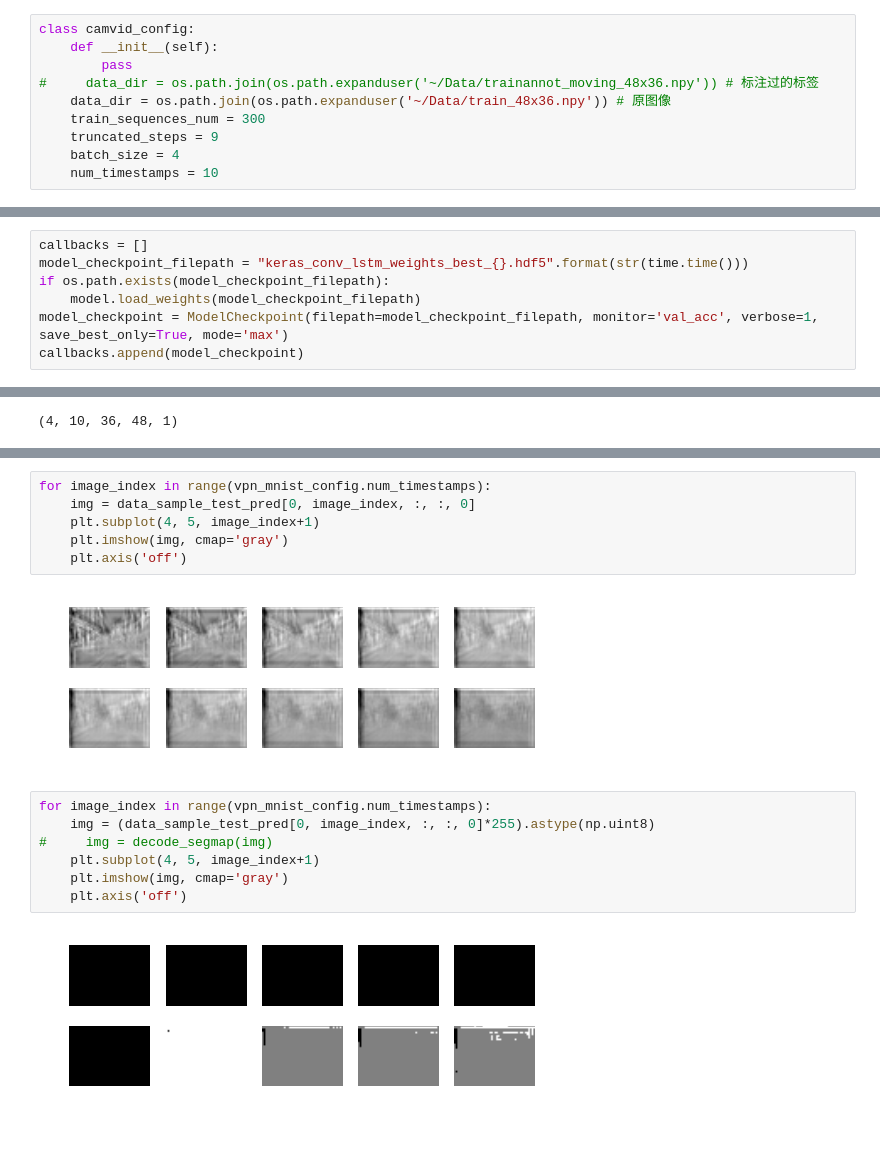
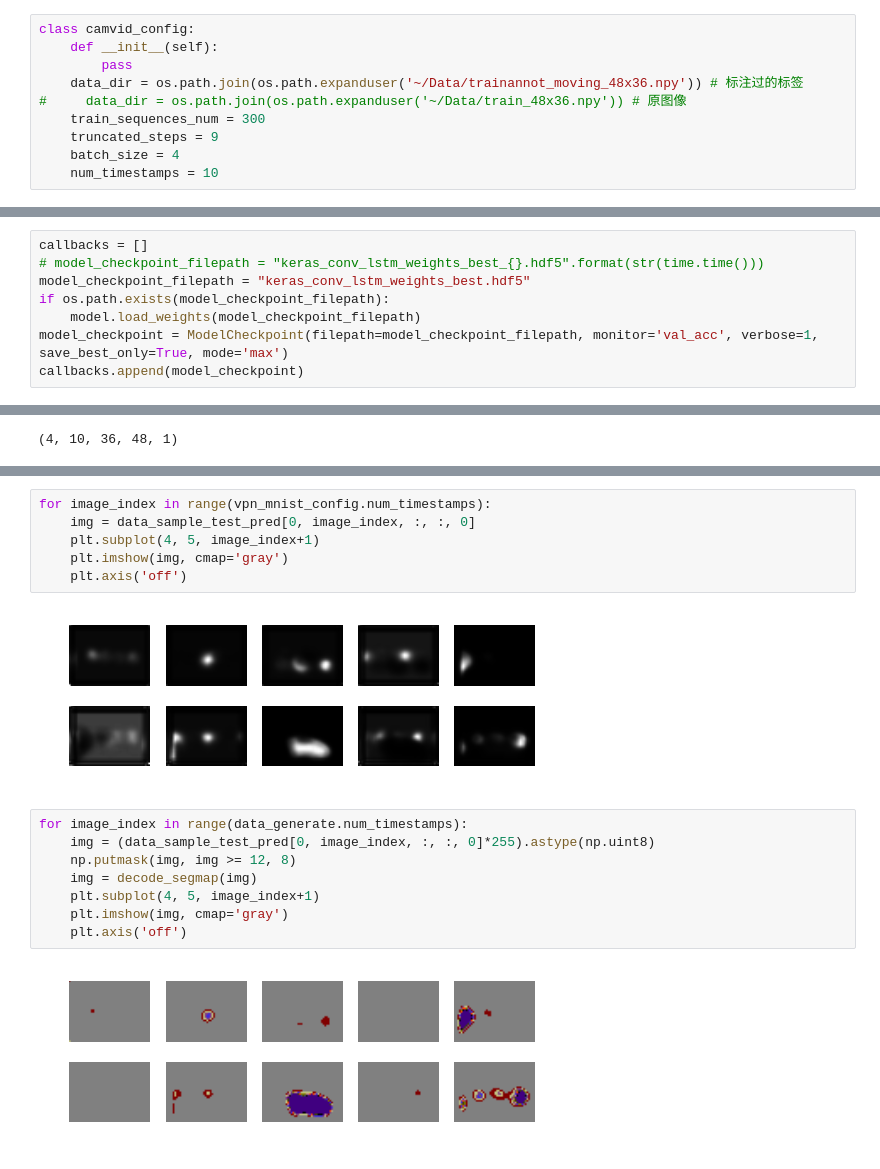
Before and after one commit to guanfuchen/deadline_6_30, a Jupyter notebook: scripts/moving_object_keras.ipynb, the cells around one changed output, grey strips where cells are left out. Drawn from its saved outputs; the diff is of its cells as text.

```diff
--- a/scripts/moving_object_keras.ipynb
+++ b/scripts/moving_object_keras.ipynb
@@ -119,8 +121,8 @@ class GenerateMovingMnistData:
 class camvid_config:
     def __init__(self):
         pass
-#     data_dir = os.path.join(os.path.expanduser('~/Data/trainannot_moving_48x36.npy')) # 标注过的标签
-    data_dir = os.path.join(os.path.expanduser('~/Data/train_48x36.npy')) # 原图像
+    data_dir = os.path.join(os.path.expanduser('~/Data/trainannot_moving_48x36.npy')) # 标注过的标签
+#     data_dir = os.path.join(os.path.expanduser('~/Data/train_48x36.npy')) # 原图像
     train_sequences_num = 300
     truncated_steps = 9
     batch_size = 4
@@ -225,7 +227,8 @@ None
 # "keras_conv_lstm_weights_best{}.hdf5".format(str(time.time()))
 # %%
 callbacks = []
-model_checkpoint_filepath = "keras_conv_lstm_weights_best_{}.hdf5".format(str(time.time()))
+# model_checkpoint_filepath = "keras_conv_lstm_weights_best_{}.hdf5".format(str(time.time()))
+model_checkpoint_filepath = "keras_conv_lstm_weights_best.hdf5"
 if os.path.exists(model_checkpoint_filepath):
     model.load_weights(model_checkpoint_filepath)
 model_checkpoint = ModelCheckpoint(filepath=model_checkpoint_filepath, monitor='val_acc', verbose=1, save_best_only=True, mode='max')
@@ -257,13 +260,14 @@ for image_index in range(vpn_mnist_config.num_timestamps):
     plt.imshow(img, cmap='gray')
     plt.axis('off')
 # %% [output]
-[figure, old version]
+[figure, new version]
 # %%
-for image_index in range(vpn_mnist_config.num_timestamps):
+for image_index in range(data_generate.num_timestamps):
     img = (data_sample_test_pred[0, image_index, :, :, 0]*255).astype(np.uint8)
-#     img = decode_segmap(img)
+    np.putmask(img, img >= 12, 8)
+    img = decode_segmap(img)
     plt.subplot(4, 5, image_index+1)
     plt.imshow(img, cmap='gray')
     plt.axis('off')
 # %% [output]
-[figure, old version]
+[figure, new version]
```
Also changed, not shown: parts of 3 cells of this notebook.
